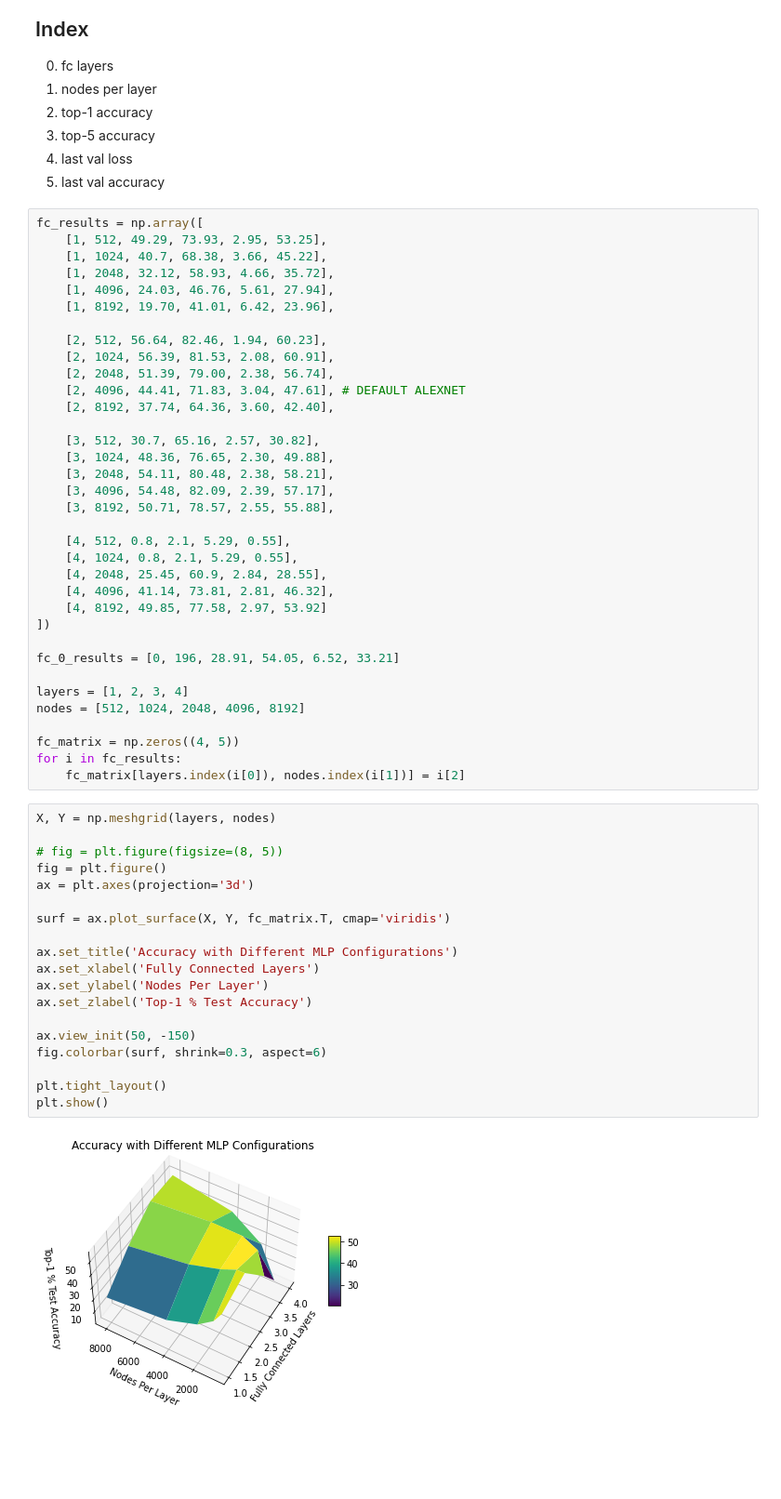
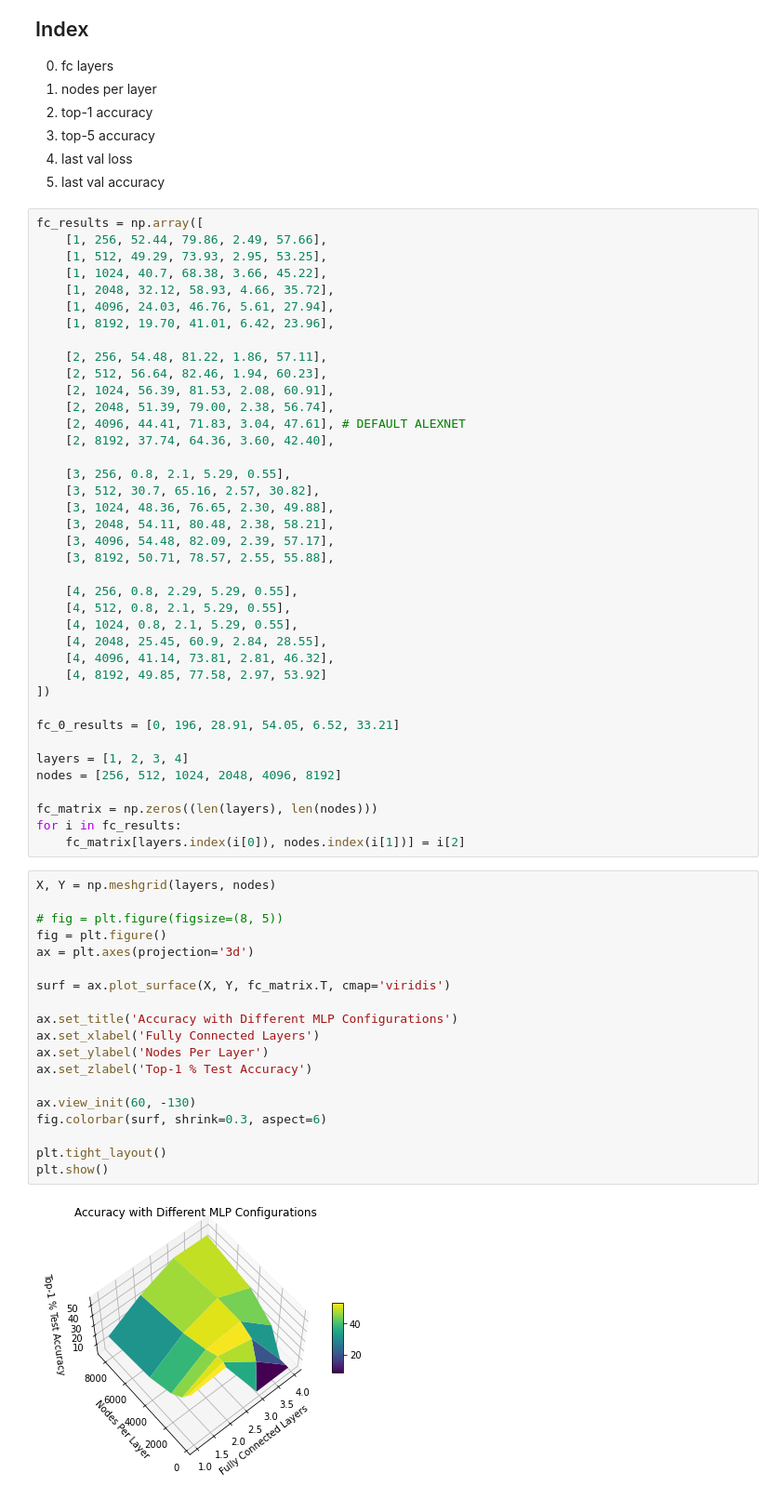
Before and after one commit to Sarsoo/DIGITS-CNN, a Jupyter notebook: cars/architecture-investigations/architecture.ipynb, the cells around one changed output. Shown at 93% size. Drawn from its saved outputs; the diff is of its cells as text; blank space fills up the shorter version.

Commit message:
added 256 node FCs, confusion matrix notebook

```diff
--- a/cars/architecture-investigations/architecture.ipynb
+++ b/cars/architecture-investigations/architecture.ipynb
@@ -18,24 +18,28 @@ Exponential LR Decay: 0.98
 5. last val accuracy
 # %%
 fc_results = np.array([
+    [1, 256, 52.44, 79.86, 2.49, 57.66],
     [1, 512, 49.29, 73.93, 2.95, 53.25],
     [1, 1024, 40.7, 68.38, 3.66, 45.22],
     [1, 2048, 32.12, 58.93, 4.66, 35.72],
     [1, 4096, 24.03, 46.76, 5.61, 27.94],
     [1, 8192, 19.70, 41.01, 6.42, 23.96],
 
+    [2, 256, 54.48, 81.22, 1.86, 57.11],
     [2, 512, 56.64, 82.46, 1.94, 60.23],
     [2, 1024, 56.39, 81.53, 2.08, 60.91],
     [2, 2048, 51.39, 79.00, 2.38, 56.74],
     [2, 4096, 44.41, 71.83, 3.04, 47.61], # DEFAULT ALEXNET
     [2, 8192, 37.74, 64.36, 3.60, 42.40],
 
+    [3, 256, 0.8, 2.1, 5.29, 0.55],
     [3, 512, 30.7, 65.16, 2.57, 30.82],
     [3, 1024, 48.36, 76.65, 2.30, 49.88],
     [3, 2048, 54.11, 80.48, 2.38, 58.21],
     [3, 4096, 54.48, 82.09, 2.39, 57.17],
     [3, 8192, 50.71, 78.57, 2.55, 55.88],
 
+    [4, 256, 0.8, 2.29, 5.29, 0.55],
     [4, 512, 0.8, 2.1, 5.29, 0.55],
     [4, 1024, 0.8, 2.1, 5.29, 0.55],
     [4, 2048, 25.45, 60.9, 2.84, 28.55],
@@ -46,32 +50,32 @@ fc_results = np.array([
 fc_0_results = [0, 196, 28.91, 54.05, 6.52, 33.21]
 
 layers = [1, 2, 3, 4]
-nodes = [512, 1024, 2048, 4096, 8192]
+nodes = [256, 512, 1024, 2048, 4096, 8192]
 
-fc_matrix = np.zeros((4, 5))
+fc_matrix = np.zeros((len(layers), len(nodes)))
 for i in fc_results:
     fc_matrix[layers.index(i[0]), nodes.index(i[1])] = i[2]
 # %%
 X, Y = np.meshgrid(layers, nodes)
 
 # fig = plt.figure(figsize=(8, 5))
 fig = plt.figure()
 ax = plt.axes(projection='3d')
 
 surf = ax.plot_surface(X, Y, fc_matrix.T, cmap='viridis')
 
 ax.set_title('Accuracy with Different MLP Configurations')
 ax.set_xlabel('Fully Connected Layers')
 ax.set_ylabel('Nodes Per Layer')
 ax.set_zlabel('Top-1 % Test Accuracy')
 
-ax.view_init(50, -150)
+ax.view_init(60, -130)
 fig.colorbar(surf, shrink=0.3, aspect=6)
 
 plt.tight_layout()
 plt.show()
 # %% [output]
-[figure, old version]
+[figure, new version]
 # %%
 # plt.plot([196], fc_0_results[2], 'x-', label=f'0 Layers')
 
```
Also changed, not shown: parts of 1 cell of this notebook, 39 other files.
